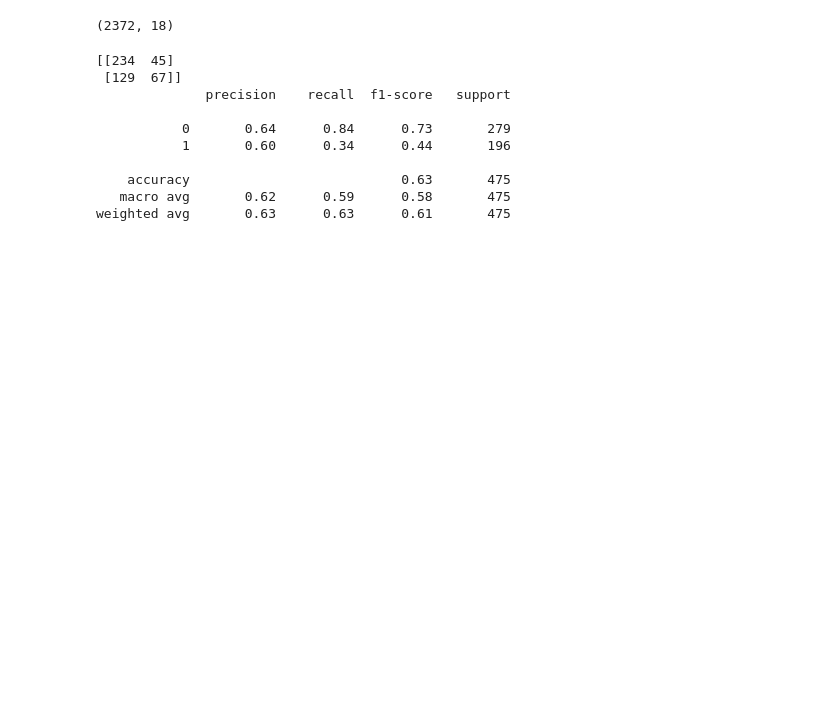
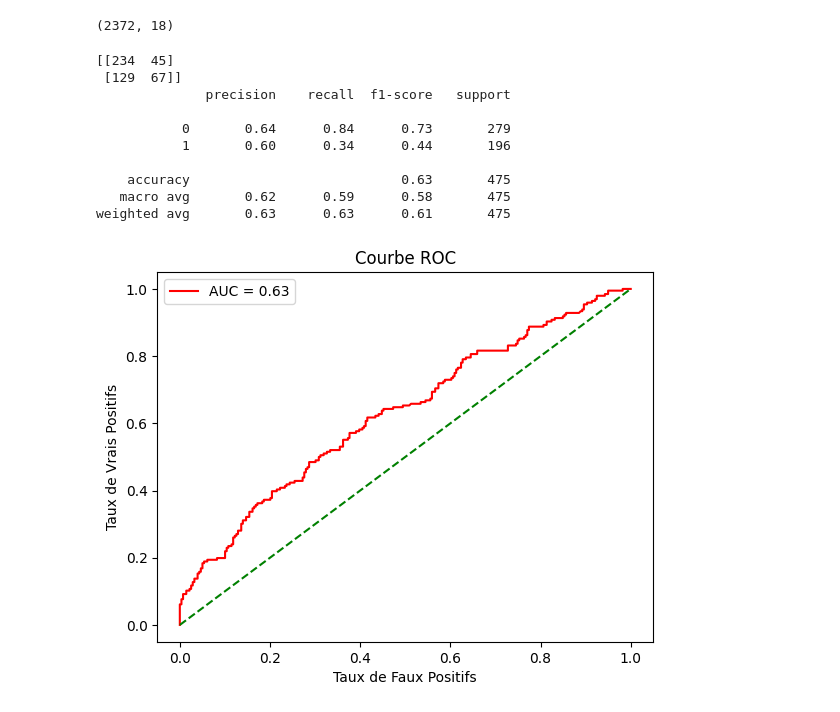
Before and after one commit to JustNao/NF21, a Jupyter notebook: logistic_r_test.ipynb, the cells around one changed output. Drawn from its saved outputs; the diff is of its cells as text; code cells hidden in the pictures; blank space fills up the shorter version.

```diff
--- a/logistic_r_test.ipynb
+++ b/logistic_r_test.ipynb
@@ -102,3 +102,22 @@ evaluation(model)
     accuracy                           0.63       475
    macro avg       0.62      0.59      0.58       475
 weighted avg       0.63      0.63      0.61       475
+# %%
+# Importation de la fonction qui permet de calculer les valeurs de la courbe
+from sklearn.metrics import roc_curve, auc
+# Calcul des faux positifs et vrais positifs en fonction des seuils
+y_prob = model.predict_proba(X_test)
+probs = y_prob[:, 1]
+faux_positifs, vrais_positifs, seuils = roc_curve(y_test, probs)
+# Calcul de l'aire sous la courbe
+roc_auc = auc(faux_positifs, vrais_positifs)
+# Visualisation de la courbe ROC
+plt.plot(faux_positifs, vrais_positifs, color='red', label = 'AUC = %0.2f' % roc_auc)
+plt.plot([0, 1], [0, 1], color='green', linestyle='--')
+plt.xlabel('Taux de Faux Positifs')
+plt.ylabel('Taux de Vrais Positifs')
+plt.title('Courbe ROC')
+plt.legend()
+plt.show()
+# %% [output]
+[figure, added]
```
Also changed, not shown: parts of 3 cells of this notebook.
